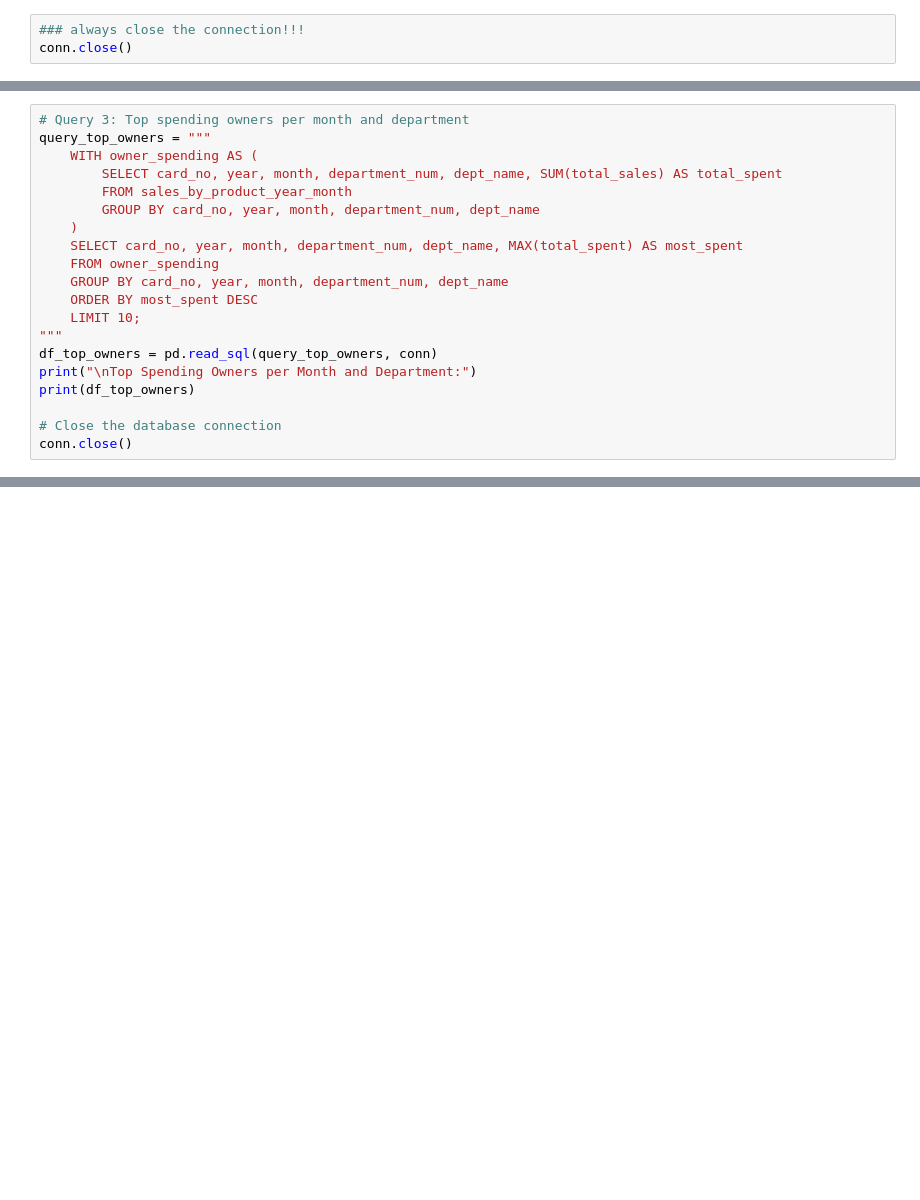
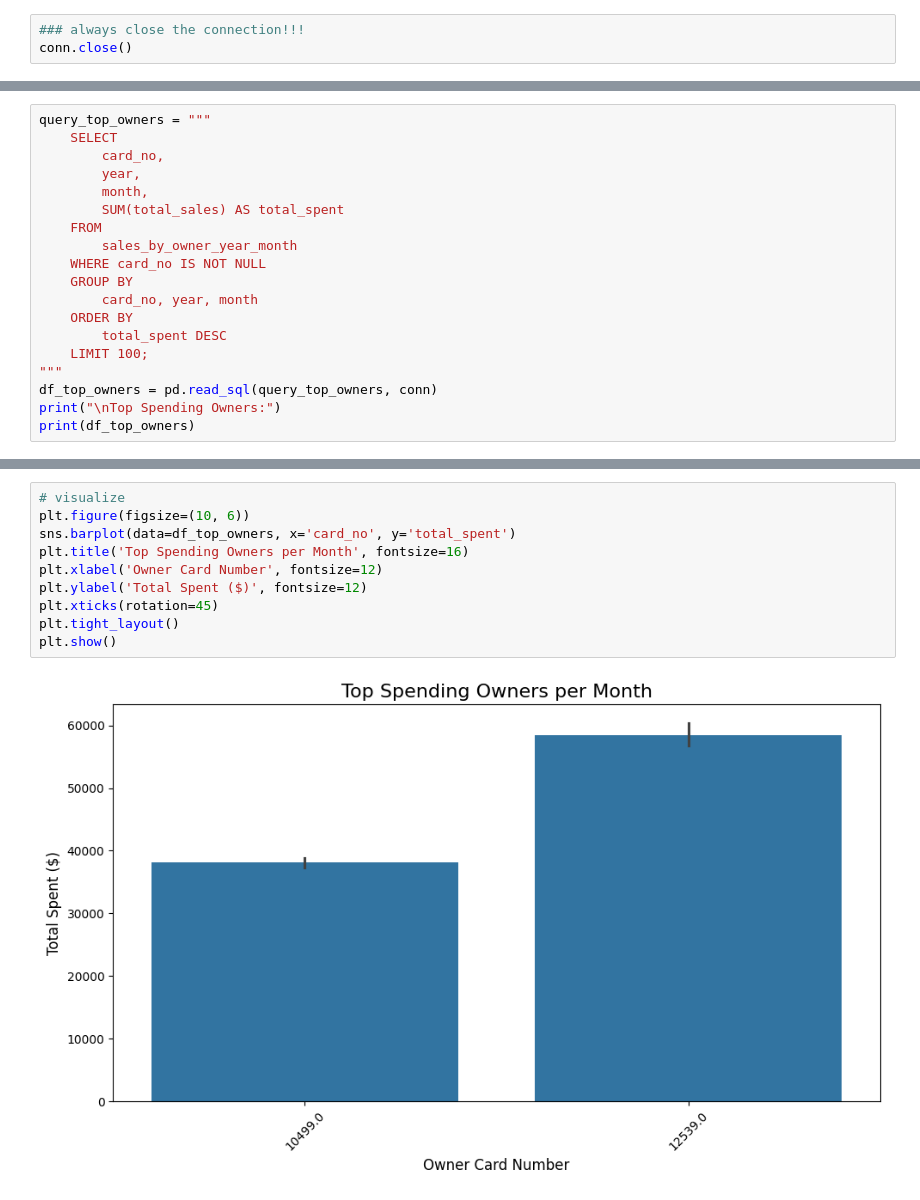
Before and after one commit to breannanpr/wedge, a Jupyter notebook: task_3.ipynb, the cells around one changed output, grey strips where cells are left out. Drawn from its saved outputs; the diff is of its cells as text; blank space fills up the shorter version.

```diff
--- a/task_3.ipynb
+++ b/task_3.ipynb
@@ -229,20 +369,19 @@ print(df_popular_item)
 # %%
-# Query 3: Top spending owners per month and department
 query_top_owners = """
-    WITH owner_spending AS (
-        SELECT card_no, year, month, department_num, dept_name, SUM(total_sales) AS total_spent
-        FROM sales_by_product_year_month
-        GROUP BY card_no, year, month, department_num, dept_name
-    )
-    SELECT card_no, year, month, department_num, dept_name, MAX(total_spent) AS most_spent
-    FROM owner_spending
-    GROUP BY card_no, year, month, department_num, dept_name
-    ORDER BY most_spent DESC
-    LIMIT 10;
+    SELECT
+        card_no,
+        year,
+        month,
+        SUM(total_sales) AS total_spent
+    FROM
+        sales_by_owner_year_month
+    WHERE card_no IS NOT NULL
+    GROUP BY
+        card_no, year, month
+    ORDER BY
+        total_spent DESC
+    LIMIT 100;
 """
 df_top_owners = pd.read_sql(query_top_owners, conn)
-print("\nTop Spending Owners per Month and Department:")
+print("\nTop Spending Owners:")
 print(df_top_owners)
-
-# Close the database connection
-conn.close()
@@ -248,0 +404,12 @@ conn.close()
+# %%
+# visualize
+plt.figure(figsize=(10, 6))
+sns.barplot(data=df_top_owners, x='card_no', y='total_spent')
+plt.title('Top Spending Owners per Month', fontsize=16)
+plt.xlabel('Owner Card Number', fontsize=12)
+plt.ylabel('Total Spent ($)', fontsize=12)
+plt.xticks(rotation=45)
+plt.tight_layout()
+plt.show()
+# %% [output]
+[figure, added]
```
Also changed, not shown: parts of 20 cells of this notebook, 6 other files.
